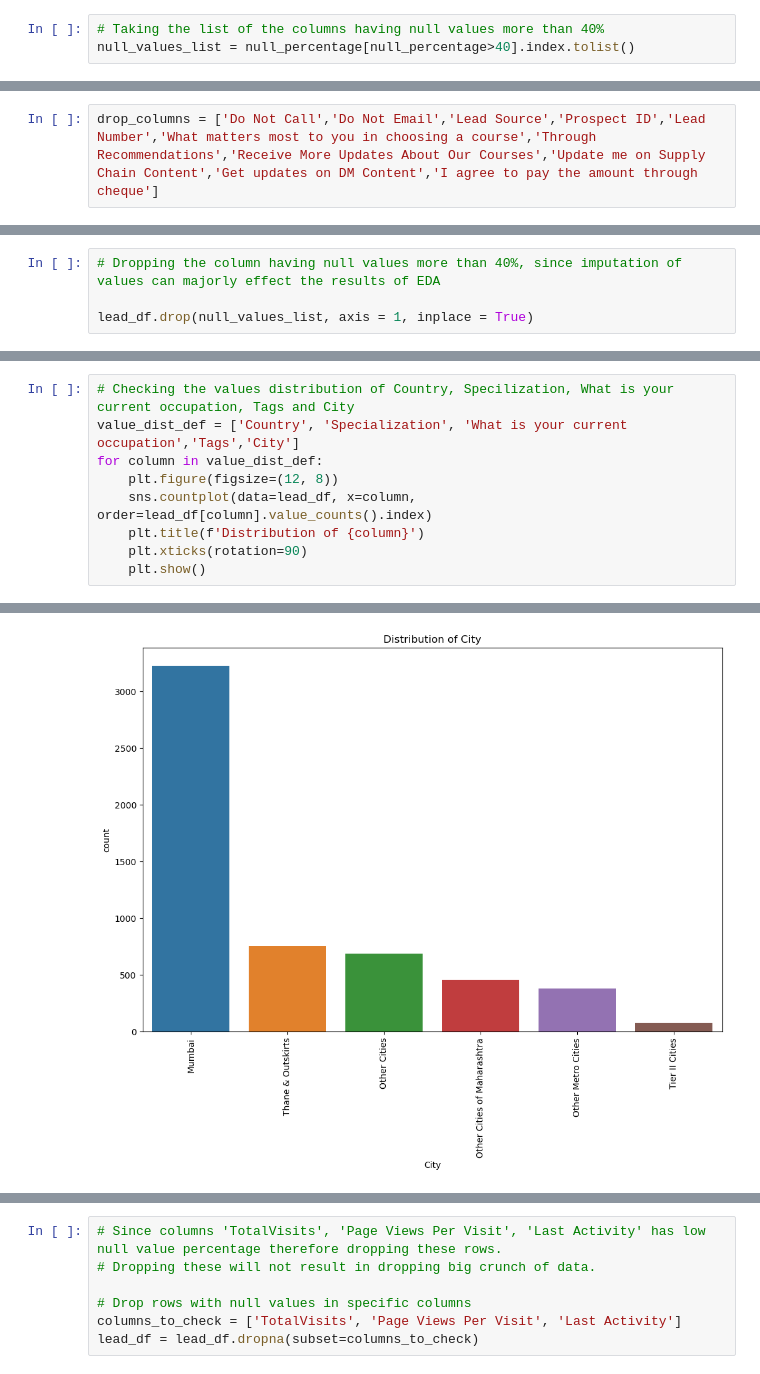
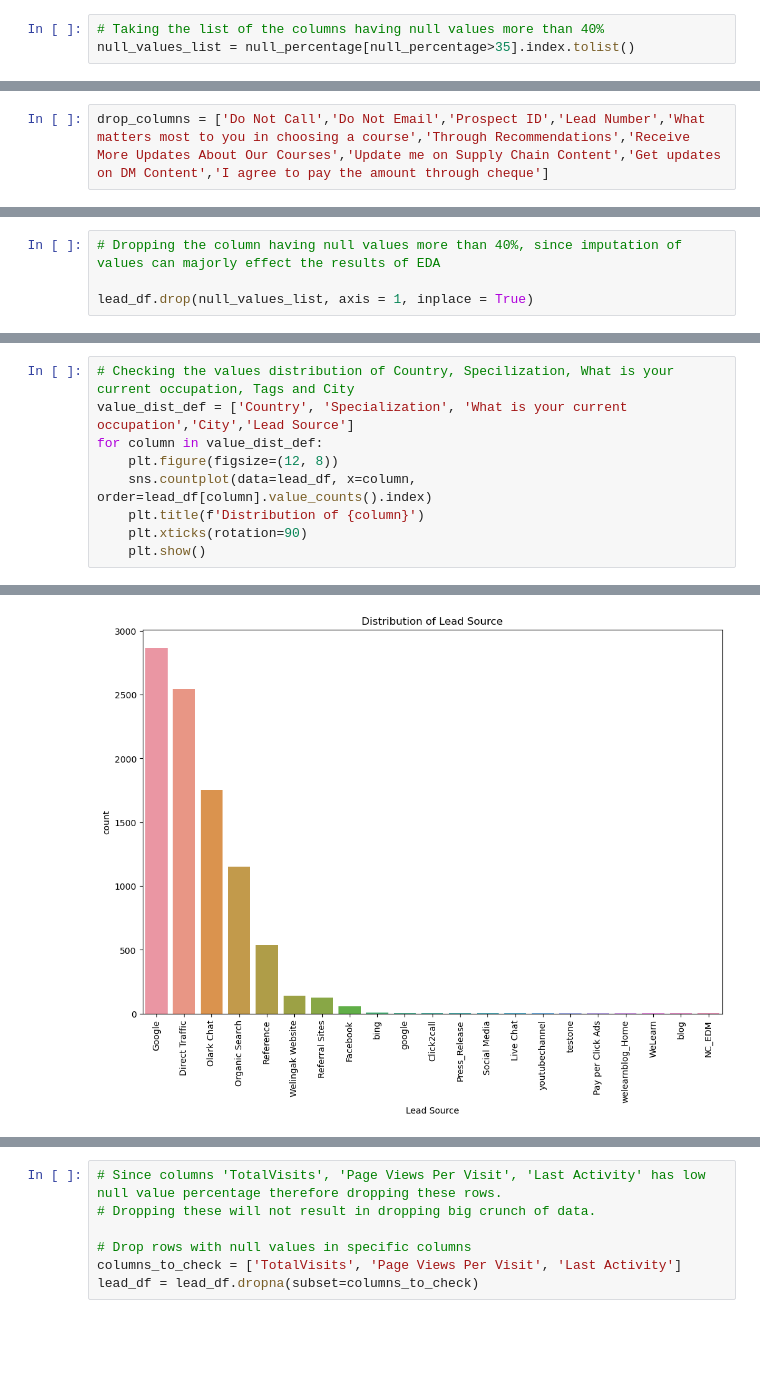
Before and after one commit to prashant-dwivedi11/Lead-Score-Case-Study, a Jupyter notebook: Lead Scoring Case Study.ipynb, the cells around one changed output, grey strips where cells are left out. Cells and saved outputs as stored; diff of their text form; blank space fills up the shorter version.

```diff
--- a/Lead Scoring Case Study.ipynb
+++ b/Lead Scoring Case Study.ipynb
@@ -163,7 +188,7 @@ lead_df.describe()
 # EDA
 # %%
 # Taking the list of the columns having null values more than 40%
-null_values_list = null_percentage[null_percentage>40].index.tolist()
+null_values_list = null_percentage[null_percentage>35].index.tolist()
 # %%
 # Dropping the column having null values more than 40%, since imputation of values can majorly effect the results of EDA
 
@@ -298,7 +322,7 @@ Name: Last Notable Activity, dtype: float64
 - Get updates on DM Content
 - I agree to pay the amount through cheque
 # %%
-drop_columns = ['Do Not Call','Do Not Email','Lead Source','Prospect ID','Lead Number','What matters most to you in choosing a course','Through Recommendations','Receive More Updates About Our Courses','Update me on Supply Chain Content','Get updates on DM Content','I agree to pay the amount through cheque']
+drop_columns = ['Do Not Call','Do Not Email','Prospect ID','Lead Number','What matters most to you in choosing a course','Through Recommendations','Receive More Updates About Our Courses','Update me on Supply Chain Content','Get updates on DM Content','I agree to pay the amount through cheque']
 # %%
 # Dropping drop columns
 lead_df.drop(drop_columns, axis = 1, inplace = True)
@@ -474,7 +498,7 @@ Last Notable Activity                      0.000000
 dtype: float64
 # %%
 # Checking the values distribution of Country, Specilization, What is your current occupation, Tags and City
-value_dist_def = ['Country', 'Specialization', 'What is your current occupation','Tags','City']
+value_dist_def = ['Country', 'Specialization', 'What is your current occupation','City','Lead Source']
 for column in value_dist_def:
     plt.figure(figsize=(12, 8))
     sns.countplot(data=lead_df, x=column, order=lead_df[column].value_counts().index)
@@ -489,4 +513,4 @@ for column in value_dist_def:
-[figure, old version]
+[figure, new version]
 # %%
 # Since these 4 columns have relatively high percentage of missing values dropping the rows will result in loosing huge amount of data.
 # Therefore replacing the null values with the Mode of the data.
```
Also changed, not shown: parts of 116 cells of this notebook, 2 other files.
